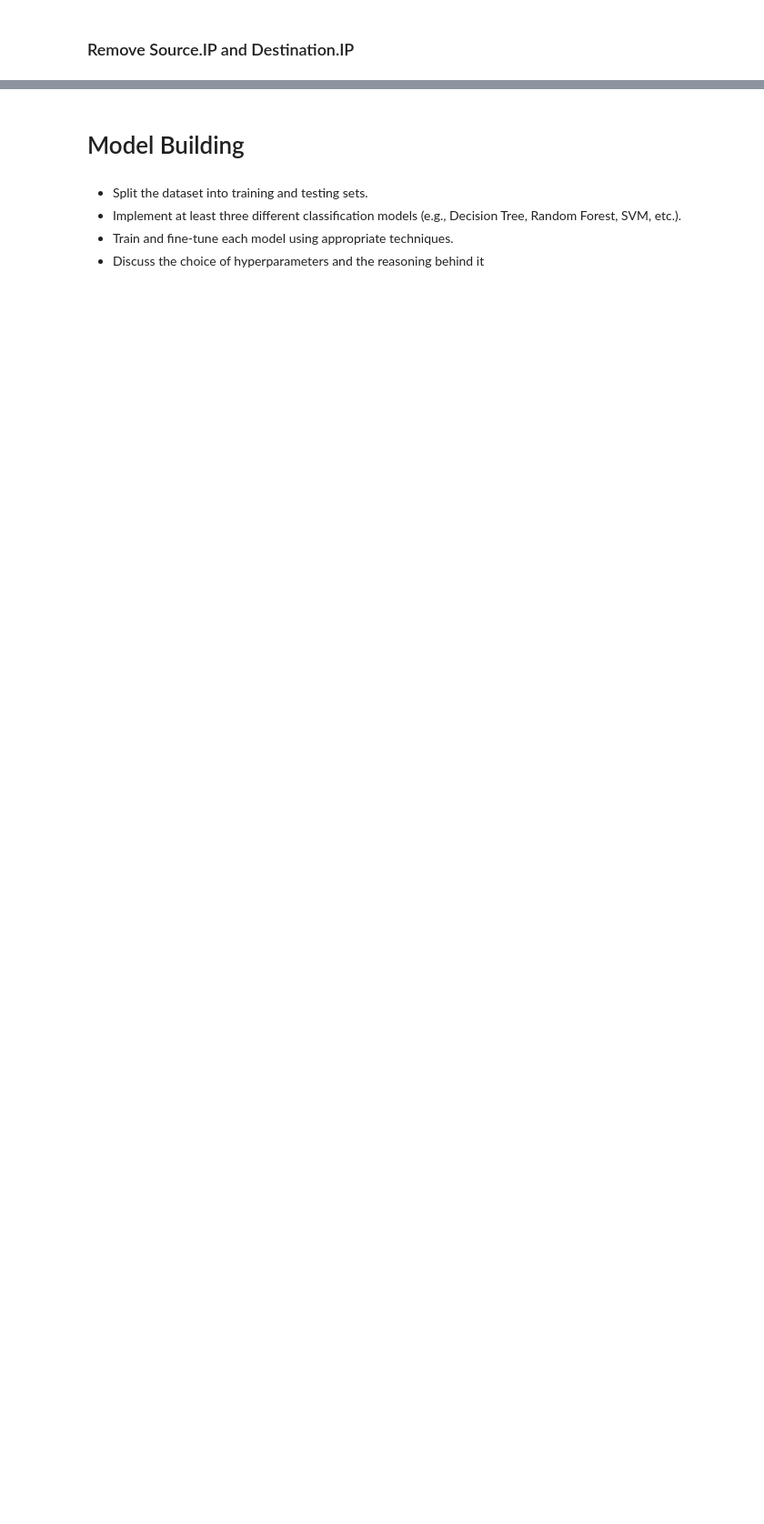
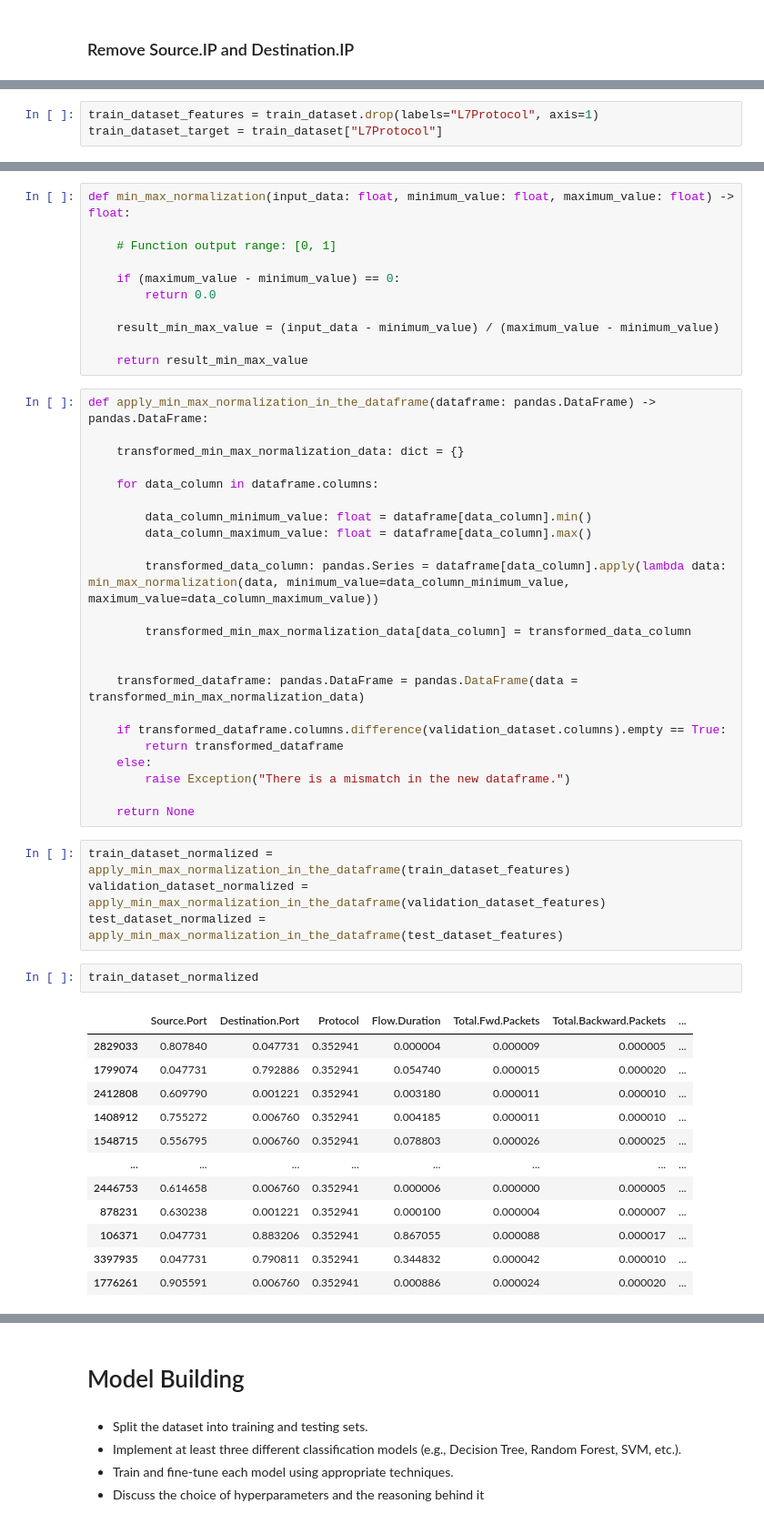
Before and after one commit to AngKokLeong/Network-Traffic-Analysis, a Jupyter notebook: report.ipynb, the cells around one changed output, grey strips where cells are left out. Shown at 91% size. Saved outputs shown, nothing was run; the diff lists cells and outputs as text; blank space fills up the shorter version.

```diff
--- a/report.ipynb
+++ b/report.ipynb
@@ -1490,0 +1397,3 @@ print(predictions)
+# %%
+train_dataset_features = train_dataset.drop(labels="L7Protocol", axis=1)
+train_dataset_target = train_dataset["L7Protocol"]
@@ -1490,0 +1408,53 @@ print(predictions)
+# %%
+def min_max_normalization(input_data: float, minimum_value: float, maximum_value: float) -> float:
+
+    # Function output range: [0, 1]
+
+    if (maximum_value - minimum_value) == 0:
+        return 0.0
+
+    result_min_max_value = (input_data - minimum_value) / (maximum_value - minimum_value)
+
+    return result_min_max_value
+# %%
+def apply_min_max_normalization_in_the_dataframe(dataframe: pandas.DataFrame) -> pandas.DataFrame:
+
+    transformed_min_max_normalization_data: dict = {}
+
+    for data_column in dataframe.columns:
+
+        data_column_minimum_value: float = dataframe[data_column].min()
+        data_column_maximum_value: float = dataframe[data_column].max()
+
+        transformed_data_column: pandas.Series = dataframe[data_column].apply(lambda data: min_max_normalization(data, minimum_value=data_column_minimum_value, maximum_value=data_column_maximum_value))
+
+        transformed_min_max_normalization_data[data_column] = transformed_data_column
+
+
+    transformed_dataframe: pandas.DataFrame = pandas.DataFrame(data = transformed_min_max_normalization_data)
+
+    if transformed_dataframe.columns.difference(validation_dataset.columns).empty == True:
+        return transformed_dataframe
+    else:
+        raise Exception("There is a mismatch in the new dataframe.")
+
+    return None
+# %%
+train_dataset_normalized = apply_min_max_normalization_in_the_dataframe(train_dataset_features)
+validation_dataset_normalized = apply_min_max_normalization_in_the_dataframe(validation_dataset_features)
+test_dataset_normalized = apply_min_max_normalization_in_the_dataframe(test_dataset_features)
+# %%
+train_dataset_normalized
+# %% [output]
+|  | Source.Port | Destination.Port | Protocol | Flow.Duration | Total.Fwd.Packets | Total.Backward.Packets | ... |
+| 2829033 | 0.807840 | 0.047731 | 0.352941 | 0.000004 | 0.000009 | 0.000005 | ... |
+| 1799074 | 0.047731 | 0.792886 | 0.352941 | 0.054740 | 0.000015 | 0.000020 | ... |
+| 2412808 | 0.609790 | 0.001221 | 0.352941 | 0.003180 | 0.000011 | 0.000010 | ... |
+| 1408912 | 0.755272 | 0.006760 | 0.352941 | 0.004185 | 0.000011 | 0.000010 | ... |
+| 1548715 | 0.556795 | 0.006760 | 0.352941 | 0.078803 | 0.000026 | 0.000025 | ... |
+| ... | ... | ... | ... | ... | ... | ... | ... |
+| 2446753 | 0.614658 | 0.006760 | 0.352941 | 0.000006 | 0.000000 | 0.000005 | ... |
+| 878231 | 0.630238 | 0.001221 | 0.352941 | 0.000100 | 0.000004 | 0.000007 | ... |
+| 106371 | 0.047731 | 0.883206 | 0.352941 | 0.867055 | 0.000088 | 0.000017 | ... |
+| 3397935 | 0.047731 | 0.790811 | 0.352941 | 0.344832 | 0.000042 | 0.000010 | ... |
+| 1776261 | 0.905591 | 0.006760 | 0.352941 | 0.000886 | 0.000024 | 0.000020 | ... |
```
Also changed, not shown: parts of 155 cells of this notebook.
